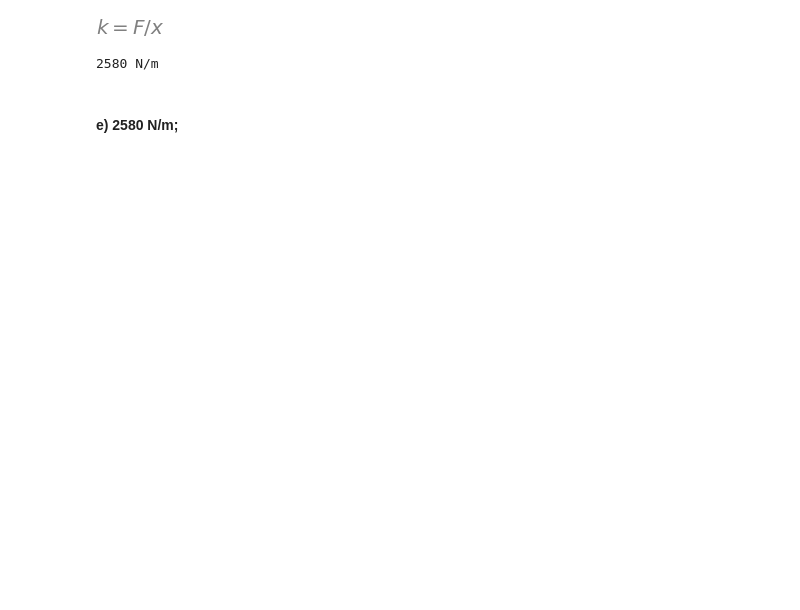
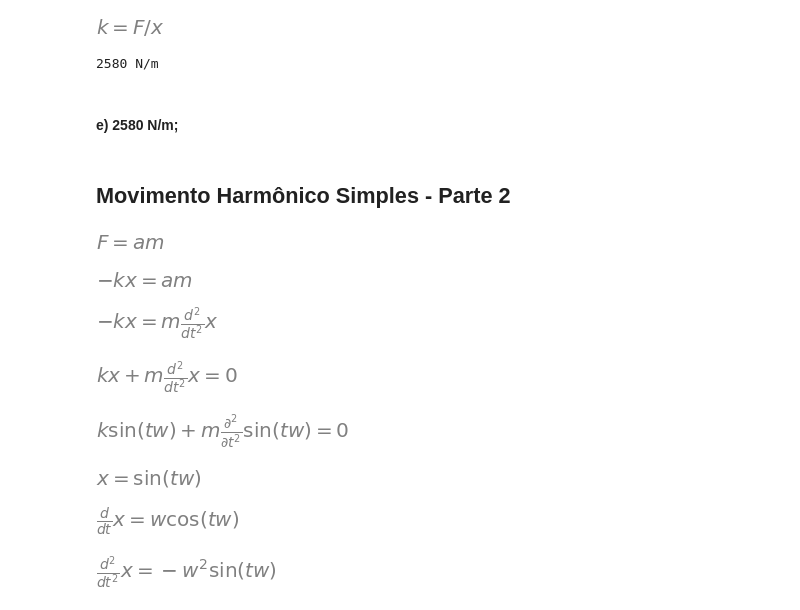
Before and after one commit to thiagorbernardo/UTFPR-Physics-2-FI72M, a Jupyter notebook: notebooks/1.MHS.ipynb, the cells around one changed output. Cells and saved outputs as stored; diff of their text form; code cells hidden in the pictures; blank space fills up the shorter version.

```diff
--- a/notebooks/1.MHS.ipynb
+++ b/notebooks/1.MHS.ipynb
@@ -95,0 +123,52 @@ print(sp.solve(k_cte.subs(x, 2).subs(F, 5160), k)[0], 'N/m')
+# %% [markdown]
+## Movimento Harmônico Simples - Parte 2
+# %%
+x, k, F, Fel, m, a, t, d, w= sp.symbols('x k F Fel m a t d w')
+# %%
+# Pela 2° Lei de Newton
+sp.Eq(F, m * a)
+# %% [output]
+[figure, added]
+# %%
+# Igualando as forças do sistema e substituindo por derivadas para chegar em x
+el_exp = -k*x
+
+sp.Eq(el_exp, m*a)
+# %% [output]
+[figure, added]
+# %%
+diff_exp = m*sp.Derivative(sp.Derivative(x, t), t)
+
+sp.Eq(el_exp, diff_exp)
+# %% [output]
+[figure, added]
+# %%
+ode = sp.Eq(diff_exp -el_exp, 0)
+ode
+# %% [output]
+[figure, added]
+# %%
+# Chutando funções
+
+# x(t) = sen(wt)
+func_rep = sp.sin(w*t)
+
+ode.subs(x, func_rep)
+# %% [output]
+[figure, added]
+# %%
+sp.Eq(x, func_rep)
+# %% [output]
+[figure, added]
+# %%
+derivative = sp.Derivative(x, t)
+func_rep = sp.diff(func_rep, t)
+sp.Eq(derivative, func_rep)
+# %% [output]
+[figure, added]
+# %%
+func_rep = sp.diff(func_rep, t)
+final_exp = sp.Eq(sp.Derivative(derivative, t), func_rep)
+final_exp
+# %% [output]
+[figure, added]
```
Also changed, not shown: parts of 11 cells of this notebook.
